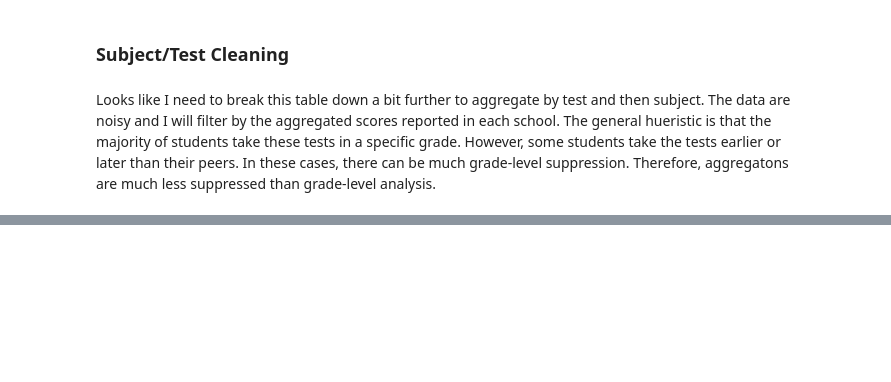
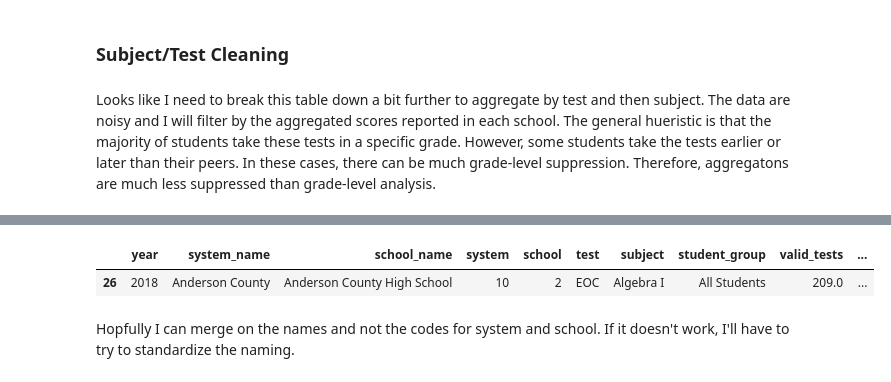
Before and after one commit to Claytor/Capstone_TN_COVID_School_Achievement_Impact, a Jupyter notebook: notebooks/school_assessments_join.ipynb, the cells around one changed output, grey strips where cells are left out. Drawn from its saved outputs; the diff is of its cells as text; code cells hidden in the pictures; blank space fills up the shorter version.

```diff
--- a/notebooks/school_assessments_join.ipynb
+++ b/notebooks/school_assessments_join.ipynb
@@ -210,0 +233,20 @@ assessments_unclean = assessments_unclean.drop(['grade', 'pct_below', 'pct_appro
+# %%
+# Rearrange for merge
+unclean_order = (['year',
+                  'system_name',
+                  'school_name',
+                  'system',
+                  'school',
+                  'test',
+                  'subject',
+                  'student_group',
+                  'valid_tests',
+                  'pct_met_exceeded'])
+assessments_unclean = assessments_unclean[unclean_order]
+# %%
+assessments_unclean.head(n=1)
+# %% [output]
+|  | year | system_name | school_name | system | school | test | subject | student_group | valid_tests | ... |
+| 26 | 2018 | Anderson County | Anderson County High School | 10 | 2 | EOC | Algebra I | All Students | 209.0 | ... |
+# %% [markdown]
+Hopfully I can merge on the names and not the codes for system and school.  If it doesn't work, I'll have to try to standardize the naming.
```
Also changed, not shown: parts of 15 cells of this notebook.
